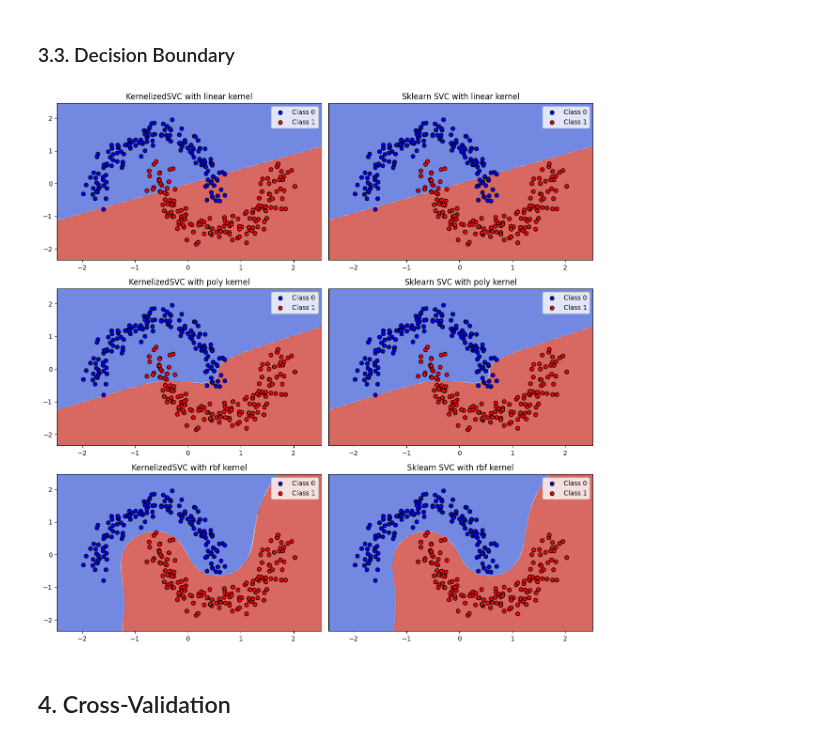
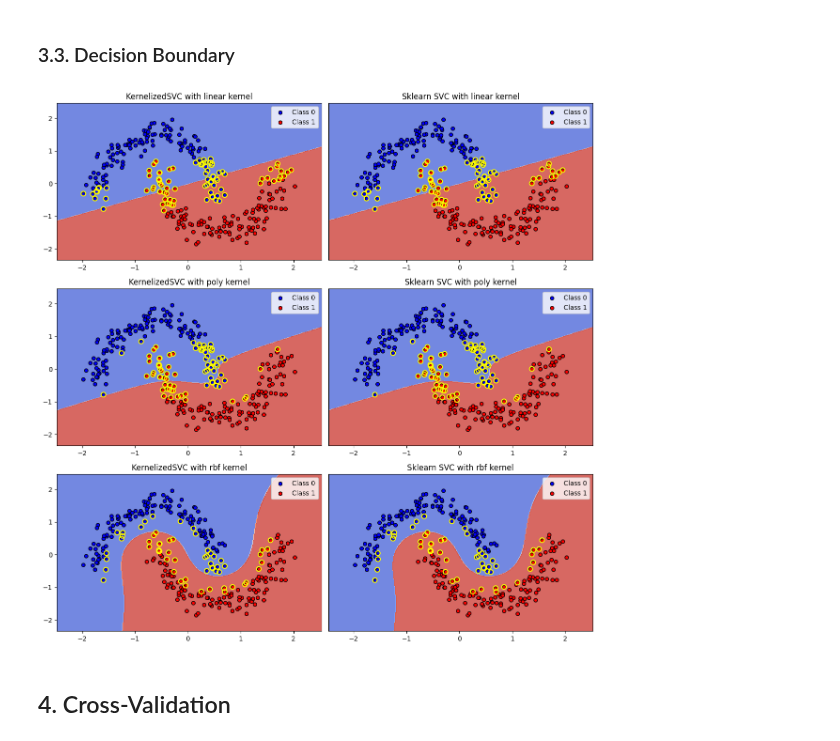
Before and after one commit to EyadMostafa/ml-from-scratch, a Jupyter notebook: notebooks/kernelized_svc.ipynb, the cells around one changed output. Drawn from its saved outputs; the diff is of its cells as text; code cells hidden in the pictures.

```diff
--- a/notebooks/kernelized_svc.ipynb
+++ b/notebooks/kernelized_svc.ipynb
@@ -77,25 +76,39 @@ plt.show()
 # %%
 kernels = ['linear', 'poly', 'rbf']
 
 fig, axes = plt.subplots(3, 2, figsize=(12, 12))
 
 for row_axes, kernel in zip(axes, kernels):
-    csvc = KernelizedSVC(kernel=kernel)
+    csvc = KernelizedSVC(kernel=kernel, C=1)
     svc = SVC(kernel=kernel)
 
     csvc.fit(X_vis, y_vis)
     svc.fit(X_vis, y_vis)
+
+    support_vectors_c = X_vis[csvc._support_indices_vis]
+    support_vectors_s = svc.support_vectors_
 
     y_pred_csvc = csvc.predict(X_vis)
     y_pred_svc = svc.predict(X_vis)
 
     plot_decision_boundary(csvc, X_vis, y_vis, row_axes[0], f'KernelizedSVC with {kernel} kernel')
     plot_decision_boundary(svc, X_vis, y_vis, row_axes[1], f'Sklearn SVC with {kernel} kernel', yvisible=False)
 
+    row_axes[0].scatter(*support_vectors_c.T,
+                        facecolors='none',
+                        edgecolors='yellow',
+                        linewidths=1.5,
+                        s=50)
+    row_axes[1].scatter(*support_vectors_s.T,
+                        facecolors='none',
+                        edgecolors='yellow',
+                        linewidths=1.5,
+                        s=50)
+
 
 plt.tight_layout()
 # %% [output]
-[figure, old version]
+[figure, new version]
 # %% [markdown]
 ## 4. Cross-Validation
 # %%
```
Also changed, not shown: parts of 6 cells of this notebook, 4 other files.
